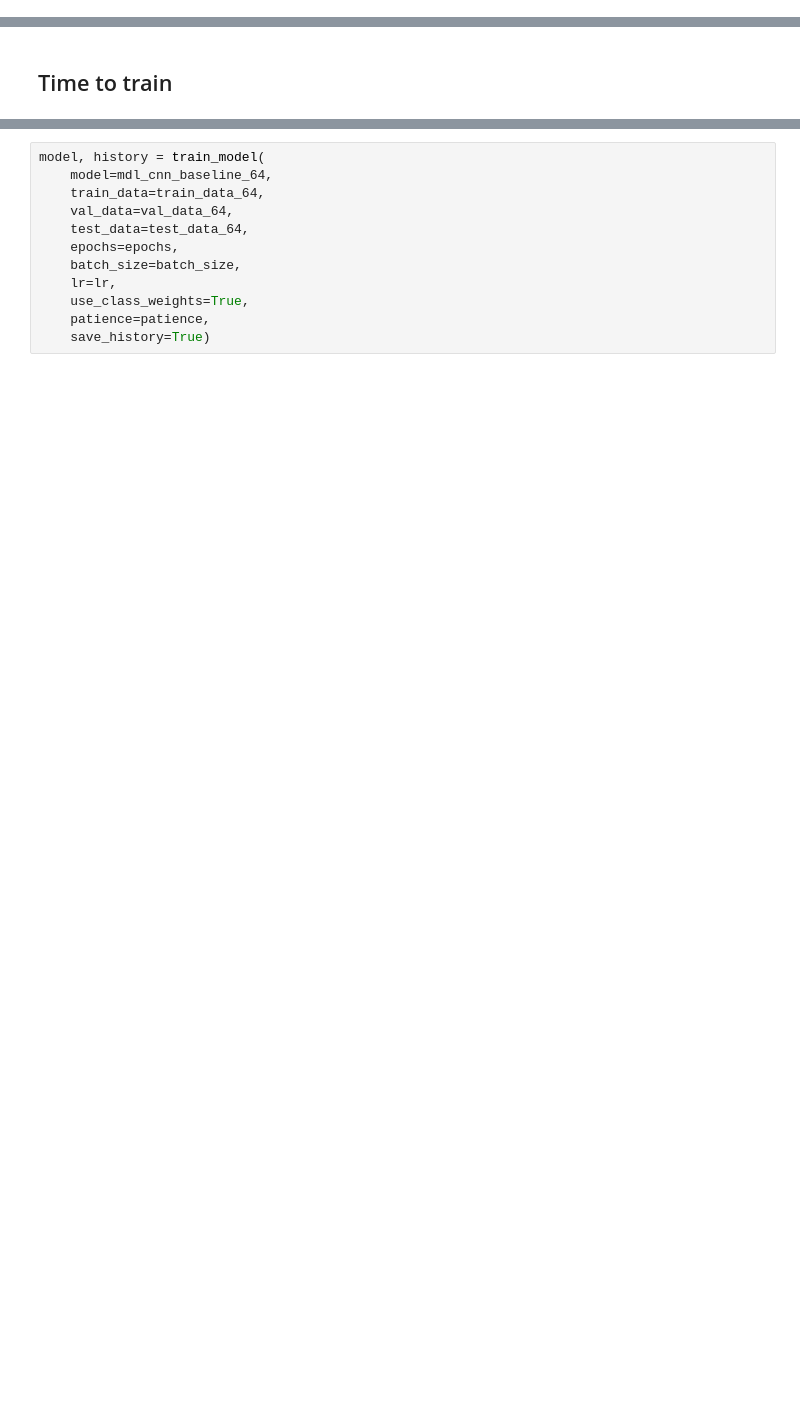
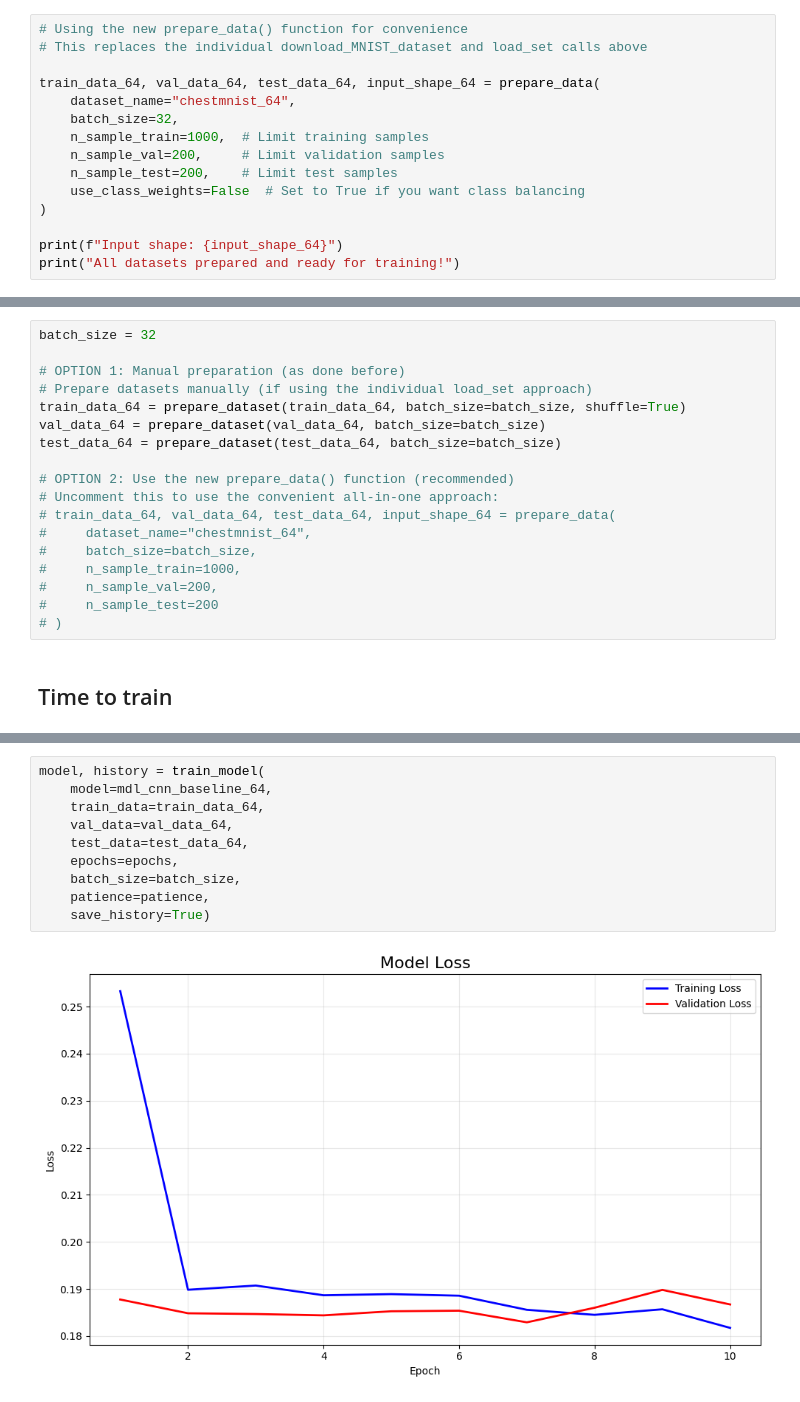
Before and after one commit to mattiazza/HDA_lung_disease_pred, a Jupyter notebook: HDA_project_C3.ipynb, the cells around one changed output, grey strips where cells are left out. Drawn from its saved outputs; the diff is of its cells as text; blank space fills up the shorter version.

```diff
--- a/HDA_project_C3.ipynb
+++ b/HDA_project_C3.ipynb
@@ -62,0 +76,15 @@ File data/chestmnist_64.npz already exists. Skipping download.
+# %%
+# Using the new prepare_data() function for convenience
+# This replaces the individual download_MNIST_dataset and load_set calls above
+
+train_data_64, val_data_64, test_data_64, input_shape_64 = prepare_data(
+    dataset_name="chestmnist_64",
+    batch_size=32,
+    n_sample_train=1000,  # Limit training samples
+    n_sample_val=200,     # Limit validation samples
+    n_sample_test=200,    # Limit test samples
+    use_class_weights=False  # Set to True if you want class balancing
+)
+
+print(f"Input shape: {input_shape_64}")
+print("All datasets prepared and ready for training!")
@@ -147,3 +198,21 @@ Model: "cnn_baseline_64"
+# %%
+batch_size = 32
+
+# OPTION 1: Manual preparation (as done before)
+# Prepare datasets manually (if using the individual load_set approach)
+train_data_64 = prepare_dataset(train_data_64, batch_size=batch_size, shuffle=True)
+val_data_64 = prepare_dataset(val_data_64, batch_size=batch_size)
+test_data_64 = prepare_dataset(test_data_64, batch_size=batch_size)
+
+# OPTION 2: Use the new prepare_data() function (recommended)
+# Uncomment this to use the convenient all-in-one approach:
+# train_data_64, val_data_64, test_data_64, input_shape_64 = prepare_data(
+#     dataset_name="chestmnist_64",
+#     batch_size=batch_size,
+#     n_sample_train=1000,
+#     n_sample_val=200,
+#     n_sample_test=200
+# )
 # %% [markdown]
 ## Time to train
 # %%
@@ -154,13 +221,12 @@ patience = 10
 # %%
 model, history = train_model(
     model=mdl_cnn_baseline_64,
     train_data=train_data_64,
     val_data=val_data_64,
     test_data=test_data_64,
     epochs=epochs,
     batch_size=batch_size,
-    lr=lr,
-    use_class_weights=True,
     patience=patience,
     save_history=True)
 # %% [output]
+[figure, added]
```
Also changed, not shown: parts of 14 cells of this notebook, 16 other files.
